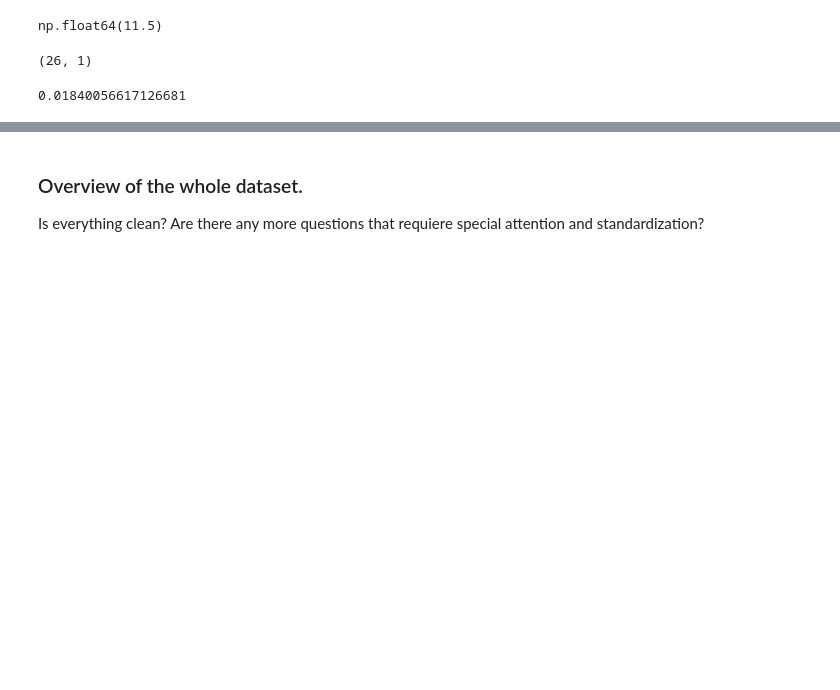
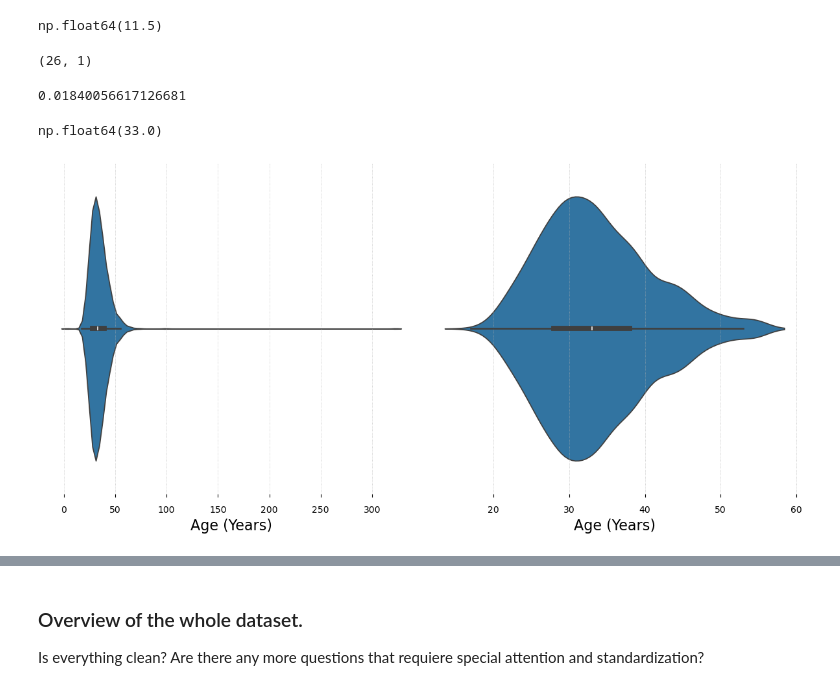
Before and after one commit to jorgos2305/IU_Unsupervised_Learning, a Jupyter notebook: notebooks/2_OSMI_Data_cleaning.ipynb, the cells around one changed output, grey strips where cells are left out. Saved outputs shown, nothing was run; the diff lists cells and outputs as text; code cells hidden in the pictures; blank space fills up the shorter version.

```diff
--- a/notebooks/2_OSMI_Data_cleaning.ipynb
+++ b/notebooks/2_OSMI_Data_cleaning.ipynb
@@ -799,5 +799,8 @@ df.loc[:,["What is your age?"]][(df["What is your age?"] > upper_limit) | (df["W
 26/1413
 # %% [output]
 0.01840056617126681
+# %%
+# before  imputation
+age_original = df[["What is your age?"]].copy()
 # %%
 df["What is your age?"] = df["What is your age?"].apply(lambda age: df["What is your age?"].median() if age > upper_limit or age < lower_limit else age)
@@ -804,3 +810,25 @@ df["What is your age?"] = df["What is your age?"].apply(lambda age: df["What is
+# %%
+median_age_original
+# %% [output]
+np.float64(33.0)
+# %%
+fig, axs = plt.subplots(figsize=(12,6), nrows=1, ncols=2, sharey=True)
+
+sns.violinplot(data=age_original, x="What is your age?", ax=axs[0])
+sns.violinplot(data=df, x="What is your age?", ax=axs[1])
+
+for ax in axs:
+    ax.grid(True, linewidth=0.5, linestyle=':', axis="x")
+    ax.spines[["top", "right", "bottom", "left"]].set_visible(False)
+    ax.set_yticks(ax.get_yticks())
+    ax.set_yticklabels(ax.get_yticklabels(), fontsize=14)
+    ax.set_xlabel("Age (Years)", fontsize=16)
+    ax.set_ylabel(ax.get_ylabel(), fontsize=16)
+    ax.tick_params(axis="y", length=0)
+    ax.tick_params(axis="x", pad=10)
+fig.tight_layout()
+# %% [output]
+[figure, added]
 # %%
 # Sanity check
 # How many unique answers with and without nans? Are theere any questions that still requiere special attention?
```
Also changed, not shown: parts of 10 cells of this notebook, 2 other files.
